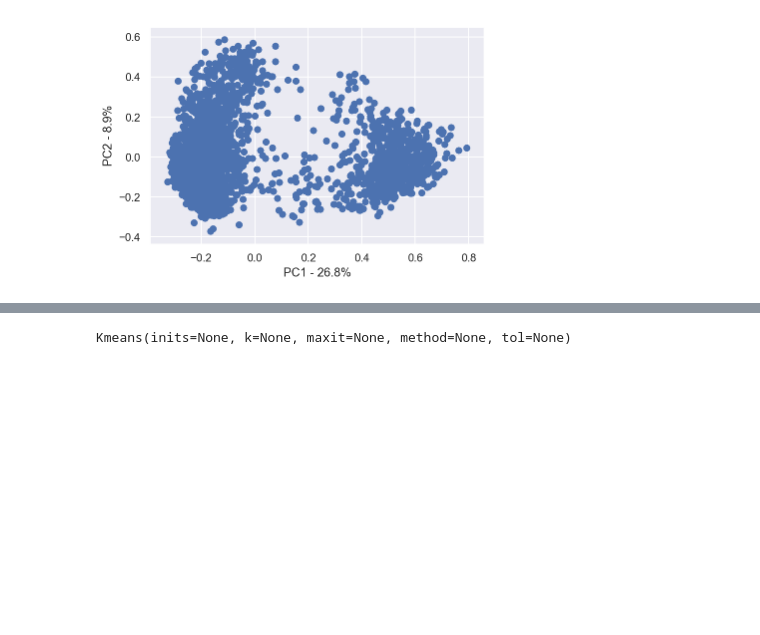
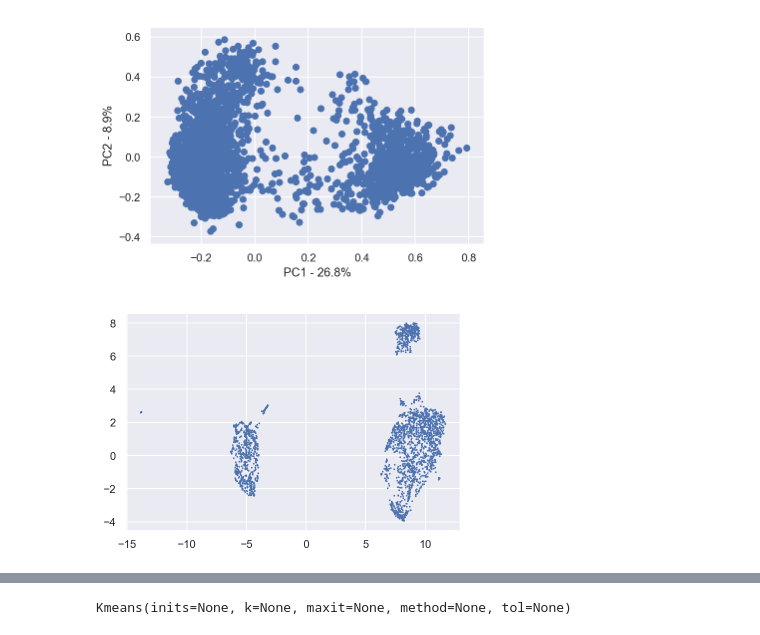
Before and after one commit to datascience-mobi/project-04-group-04, a Jupyter notebook: Analysis sheet.ipynb, the cells around one changed output, grey strips where cells are left out. Cells and saved outputs as stored; diff of their text form; code cells hidden in the pictures; blank space fills up the shorter version.

```diff
--- a/Analysis sheet.ipynb
+++ b/Analysis sheet.ipynb
@@ -788,6 +788,7 @@ plt.scatter(pca_df.PC1, pca_df.PC2)
 plt.xlabel("PC1 - {0}%".format(per_var[0]))
 plt.ylabel("PC2 - {0}%".format(per_var[1]))
 pbmc_red = pca_df.values
+pca_fourty = pca_df.T[0:40].T
 # %% [output]
 [figure]
 # %%
@@ -795,5 +796,10 @@ umap_on_pca = umap.UMAP()
 processed_data = umap_on_pca.fit_transform(pbmc_red)
 #processed_log_data = tsned.fit_transform(pcad_log)
+# %%
+standard_embedding = umap.UMAP(n_neighbors=10).fit_transform(pca_fourty)
+plt.scatter(standard_embedding[:, 0], standard_embedding[:, 1], s=0.5, cmap='Spectral');
+# %% [output]
+[figure, added]
 # %%
 u.elbow_plot(processed_data, 20)
 #u.elbow_plot(processed_log_data,20)
```
Also changed, not shown: parts of 30 cells of this notebook.
